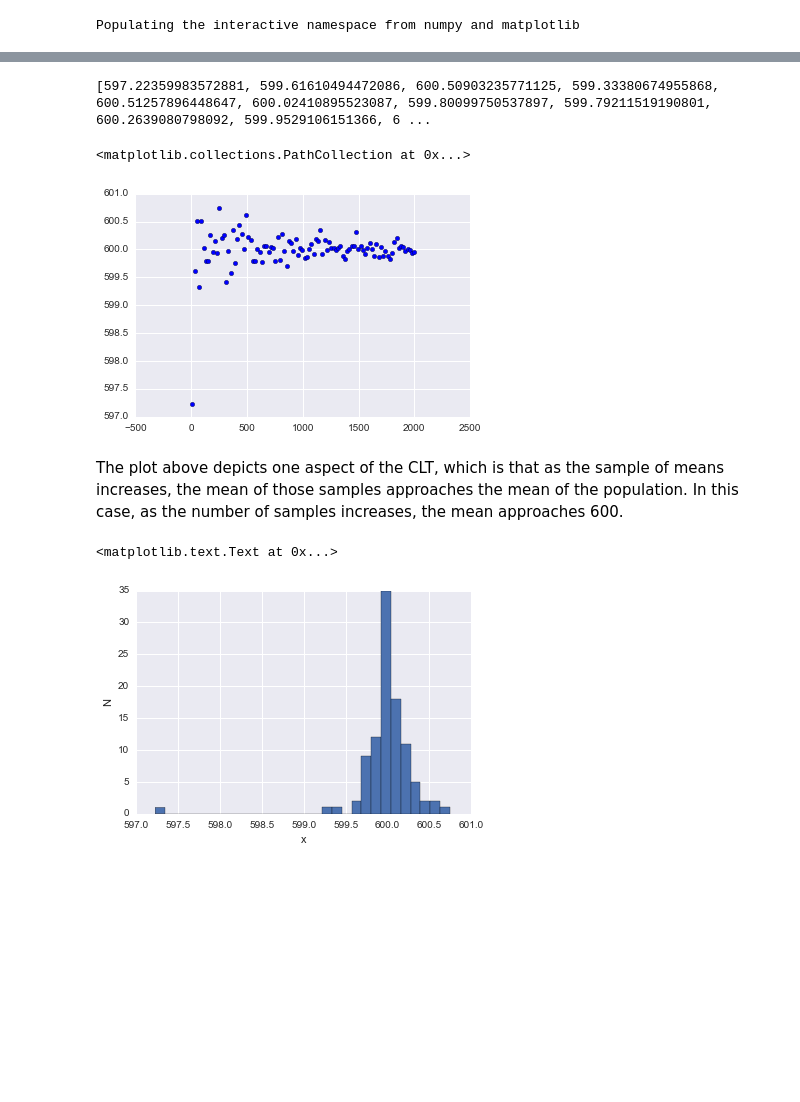
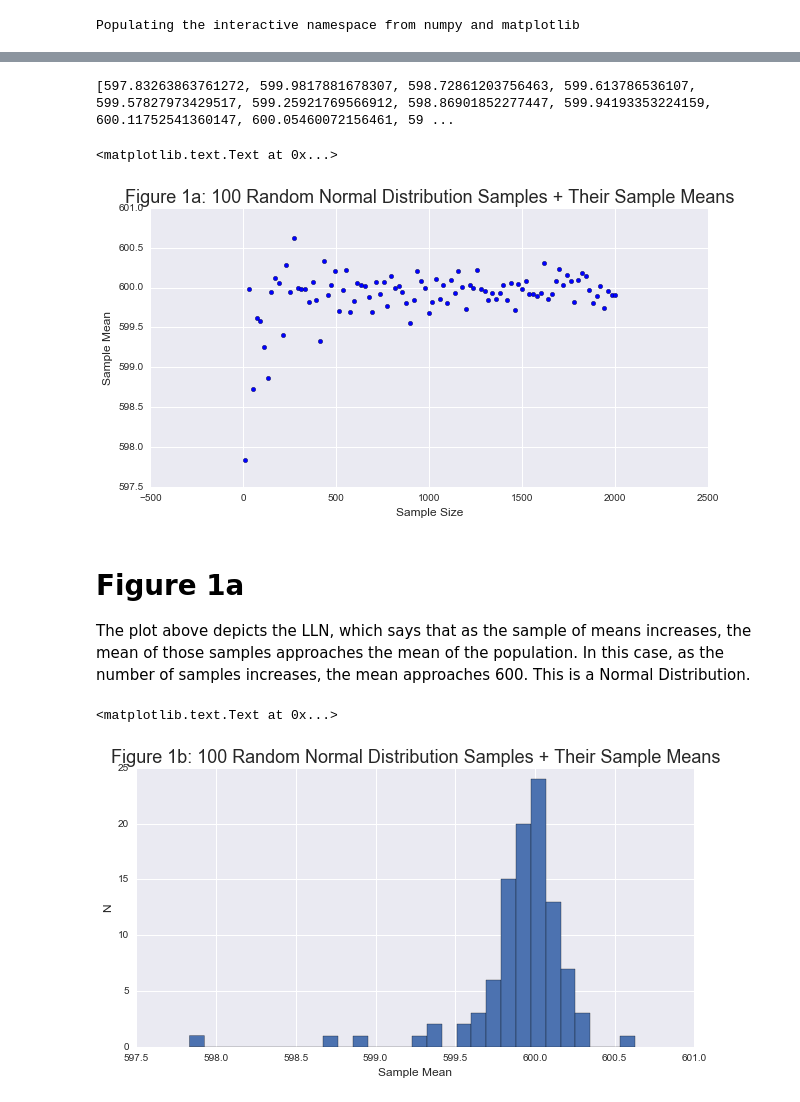
Before and after one commit to kristikorsberg/PUI2016, a Jupyter notebook: HW3_kk3374/HW3_Assignment_1_kk3374.ipynb, the cells around one changed output, grey strips where cells are left out. Cells and saved outputs as stored; diff of their text form; code cells hidden in the pictures; blank space fills up the shorter version.

Commit message:
added plot labels

```diff
--- a/HW3_kk3374/HW3_Assignment_1_kk3374.ipynb
+++ b/HW3_kk3374/HW3_Assignment_1_kk3374.ipynb
@@ -24,34 +28,40 @@ the sammple size.
 # %%
 #Normal Distribution
 #np.random.seed(300)
 loc = myMean
-#create a function which returns the mean of each randomly generated chi-squared distribution
+#create a function which returns the mean of each randomly generated normal distribution
 def create_norm_size(loc, s):
     return np.random.normal(loc, scale = 5, size = s).mean()
 
 listOfNormal = []
 for n in np.linspace(10, 2000, 100):
     #draws samples from a normal distribution
     listOfNormal.append(create_norm_size(loc, n))
 print(listOfNormal)
 
 indexOfValues = np.linspace(10, 2000, 100)
 
-pl.figure()
+pl.figure(figsize=(10,5))
 pl.scatter(indexOfValues, listOfNormal)
+pl.title('Figure 1a: 100 Random Normal Distribution Samples + Their Sample Means', fontsize=18)
+pl.xlabel('Sample Size', fontsize=12)
+pl.ylabel('Sample Mean', fontsize=12)
 # %% [output]
-[597.22359983572881, 599.61610494472086, 600.50903235771125, 599.33380674955868, 600.51257896448647, 600.02410895523087, 599.80099750537897, 599.79211519190801, 600.2639080798092, 599.9529106151366, 6 ...
+[597.83263863761272, 599.9817881678307, 598.72861203756463, 599.613786536107, 599.57827973429517, 599.25921769566912, 598.86901852277447, 599.94193353224159, 600.11752541360147, 600.05460072156461, 59 ...
-<matplotlib.collections.PathCollection at 0x...>
+<matplotlib.text.Text at 0x...>
-[figure, old version]
+[figure, new version]
 # %% [markdown]
-The plot above depicts one aspect of the CLT, which is that as the sample of means increases,
+# Figure 1a
+The plot above depicts the LLN, which says that as the sample of means increases,
 the mean of those samples approaches the mean of the population. In this case, as the number
-of samples increases, the mean approaches 600.
+of samples increases, the mean approaches 600. This is a Normal Distribution.
 # %%
 # md now is a dictionary with one object: an array by the key 'chisq'
+pl.figure(figsize=(10,5))
 pl.hist(listOfNormal, bins = 30)
-pl.ylabel('N')
-pl.xlabel('x')
+pl.ylabel('N', fontsize=12)
+pl.xlabel('Sample Mean', fontsize=12)
+pl.title('Figure 1b: 100 Random Normal Distribution Samples + Their Sample Means', fontsize=18)
 # %% [output]
 <matplotlib.text.Text at 0x...>
-[figure, old version]
+[figure, new version]
```
Also changed, not shown: parts of 21 cells of this notebook.
